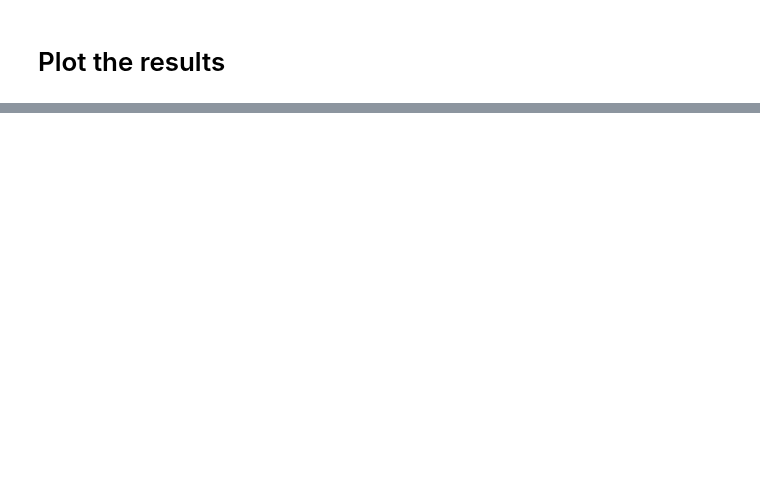
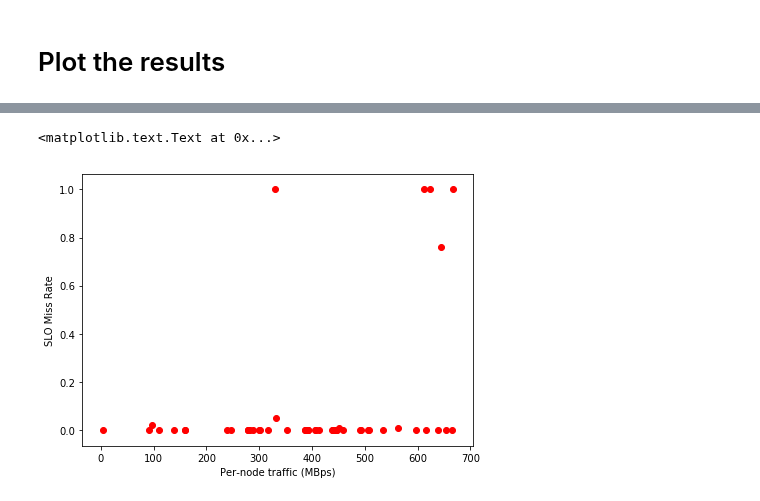
Before and after one commit to dcrankshaw/plots-model-comp-paper, a Jupyter notebook: plotting/system_comparison_plots_scratch.ipynb, the cells around one changed output, grey strips where cells are left out. Drawn from its saved outputs; the diff is of its cells as text; code cells hidden in the pictures; blank space fills up the shorter version.

```diff
--- a/plotting/system_comparison_plots_scratch.ipynb
+++ b/plotting/system_comparison_plots_scratch.ipynb
@@ -53,0 +108,12 @@ for cv, cv_group in df.groupby(df.CV):
+# %%
+fig2, ax2 = plt.subplots(nrows=1, ncols=1, figsize=(7, 5))
+for cv, cv_group in df.groupby(df.CV):
+    for slo, slo_group in cv_group.groupby(cv_group.slo):
+        for name, name_group in slo_group.groupby(slo_group.name):
+            ax2.scatter(bytes_per_machine(name_group["cost"], name_group["lambda"]*MB_per_query), name_group["slo_miss_rate"], color="red")
+ax2.set_ylabel("SLO Miss Rate")
+ax2.set_xlabel("Per-node traffic (MBps)")
+fig.suptitle("Effect of contention on SLO miss rate")
+# %% [output]
+<matplotlib.text.Text at 0x...>
+[figure, added]
```
Also changed, not shown: parts of 3 cells of this notebook, 5 other files.
